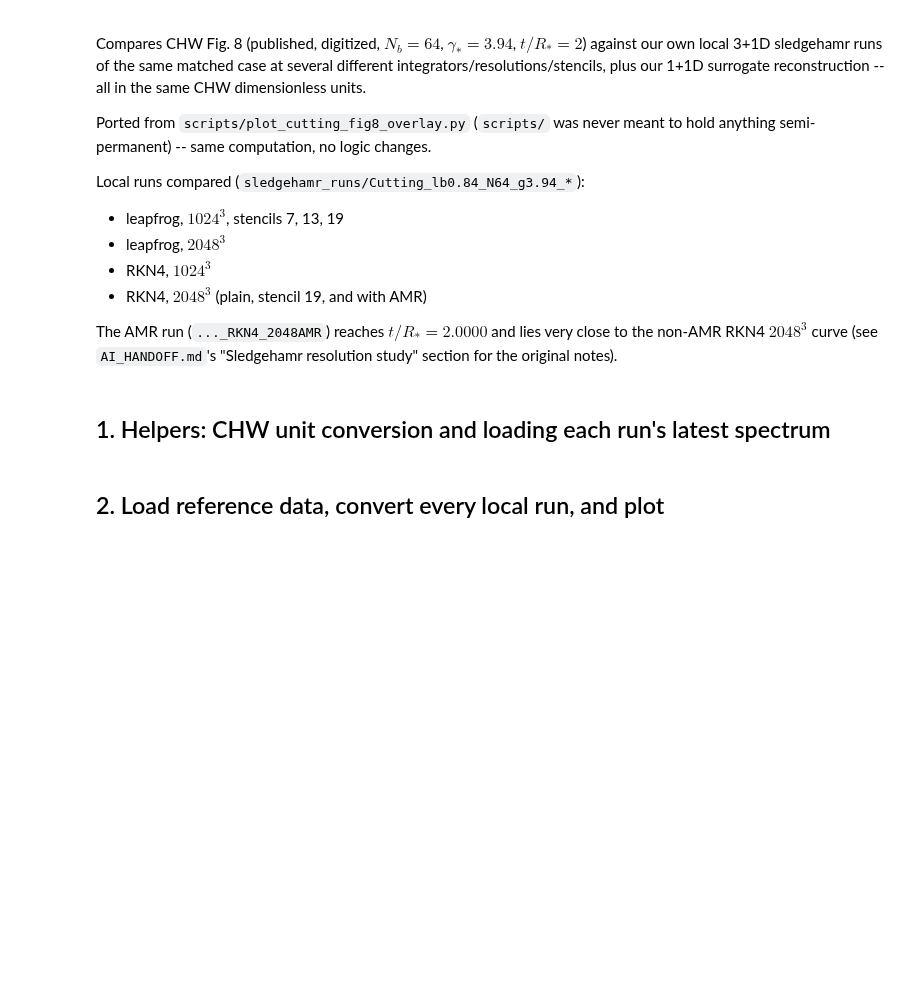
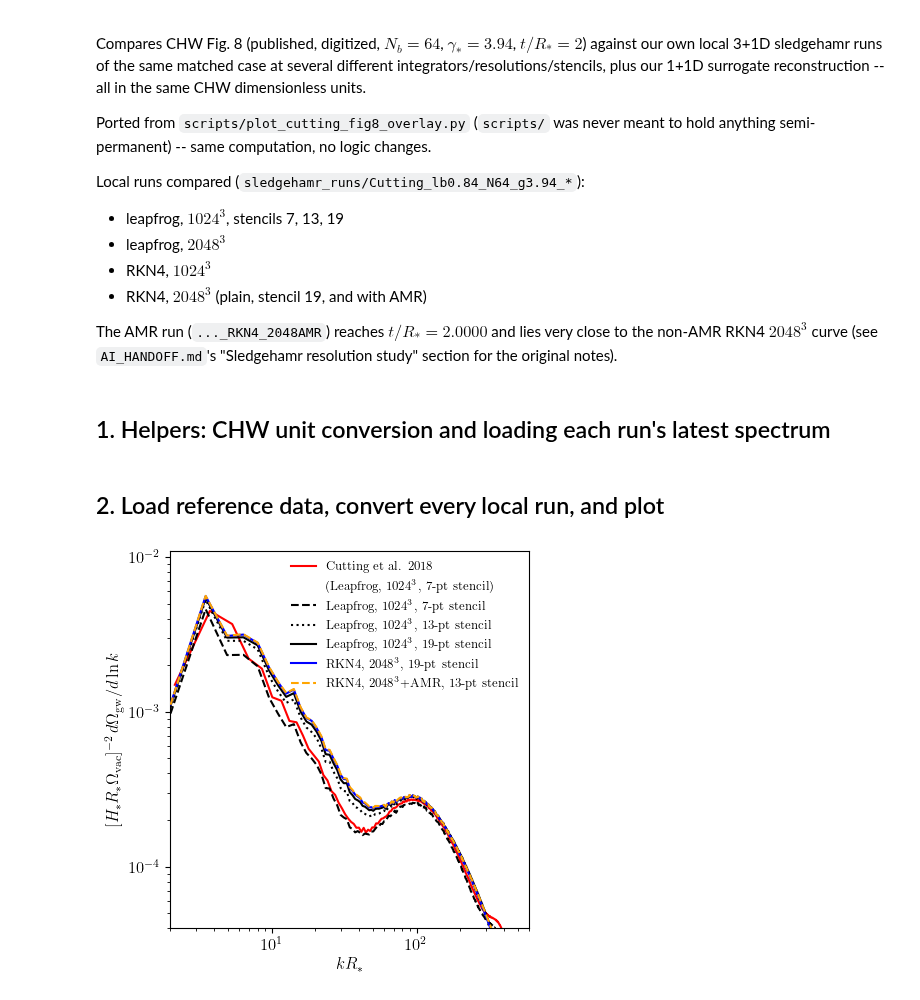
Before and after one commit to MSABuschmann/PhaseTransitionBuilder, a Jupyter notebook: notebooks/21_cutting_fig8_resolution_comparison.ipynb, the cells around one changed output. Drawn from its saved outputs; the diff is of its cells as text; code cells hidden in the pictures; blank space fills up the shorter version.

Commit message:
Move plots into notebooks/plots/ and match LaTeX styling across notebooks 20/21

```diff
--- a/notebooks/21_cutting_fig8_resolution_comparison.ipynb
+++ b/notebooks/21_cutting_fig8_resolution_comparison.ipynb
@@ -85,38 +91,31 @@ def convert_local(run, box_length=L, rstar=RSTAR):
 # %%
 fig8 = np.loadtxt(
     ROOT / "reference_codes/FirstOrder_GW/collision_weights/Weir1802/fig8_lattice_tR2.txt",
     delimiter=",",
 )
 
-fig, ax = plt.subplots(figsize=(8.2, 5.4))
-ax.plot(fig8[:, 0], fig8[:, 1], color="#d62728", lw=2.2,
-        label=r"CHW Fig. 8, $t/R_*=2$")
+fig, ax = plt.subplots(figsize=(4.5, 4.5))
+ax.plot(fig8[:, 0], fig8[:, 1], color="red", lw=1.5,
+        label="Cutting et al. 2018")
+ax.plot([0],[0],label="(Leapfrog, $1024^3$, 7-pt stencil)", color='White')
 visible_x = [fig8[fig8[:, 1] >= 1e-4, 0]]
 
 for label, dirname, color, linestyle in RUNS:
     run = ROOT / "sledgehamr_runs" / dirname
     time, x_local, y_local = convert_local(run)
-    ax.plot(x_local, y_local, color=color, ls=linestyle, lw=2.2,
-            label=rf"{label}, $t/R_*={time/RSTAR:.4f}$")
-    visible_x.append(x_local[y_local >= 1e-4])
-    print(f"{label}: t={time:.6f}, t/R*={time/RSTAR:.6f}")
+    ax.plot(x_local, y_local, color=color, ls=linestyle, lw=1.5,
+            label=rf"{label}", zorder=3)
 
-surrogate = np.loadtxt(ROOT / "data/cutting_lb084_n64_surrogate_tR2.txt", delimiter=",")
-ax.plot(surrogate[:, 0], surrogate[:, 1], color="black", ls=(0, (2, 1.5)), lw=2.3,
-        label=r"1+1D surrogate, $\bar\lambda=0.84$")
-visible_x.append(surrogate[surrogate[:, 1] >= 1e-4, 0])
-
-ax.axvline(2 * np.pi, color="0.5", lw=1.0, ls=":", label=r"$kR_*=2\pi$")
 ax.set_xscale("log")
 ax.set_yscale("log")
-x_visible = np.concatenate(visible_x)
-ax.set_xlim(x_visible.min() / 1.08, x_visible.max() * 1.08)
-ax.set_ylim(1e-4, 1e-2)
-ax.set_xlabel(r"$kR_*$")
-ax.set_ylabel(r"$[H_*R_*\Omega_{\rm vac}]^{-2}\,d\Omega_{\rm gw}/d\ln k$")
-ax.set_title(r"Matched $N_b=64$, $\gamma_*=3.94$ comparison")
-ax.legend(frameon=False)
+ax.set_xlim(2, 600)
+ax.set_ylim(4e-5, 1.1e-2)
+ax.set_xlabel(r"$kR_*$", fontsize=12)
+ax.set_ylabel(r"$[H_*R_*\Omega_{\rm vac}]^{-2}\,d\Omega_{\rm gw}/d\ln k$", fontsize=12)
+ax.legend(frameon=False, fontsize=9)
 fig.tight_layout()
-fig.savefig(ROOT / "cutting_fig8_tR2_overlay.pdf", bbox_inches="tight")
+ax.tick_params(axis='both', labelsize=12)
+fig.savefig("plots/resolution.pdf", bbox_inches="tight")
 plt.show()
-print(f"rho_vac_bar({LAMBDA_BAR})={rho_vac_bar(LAMBDA_BAR):.9g}")
+# %% [output]
+[figure, added]
```
Also changed, not shown: parts of 1 cell of this notebook, 1 other file.
